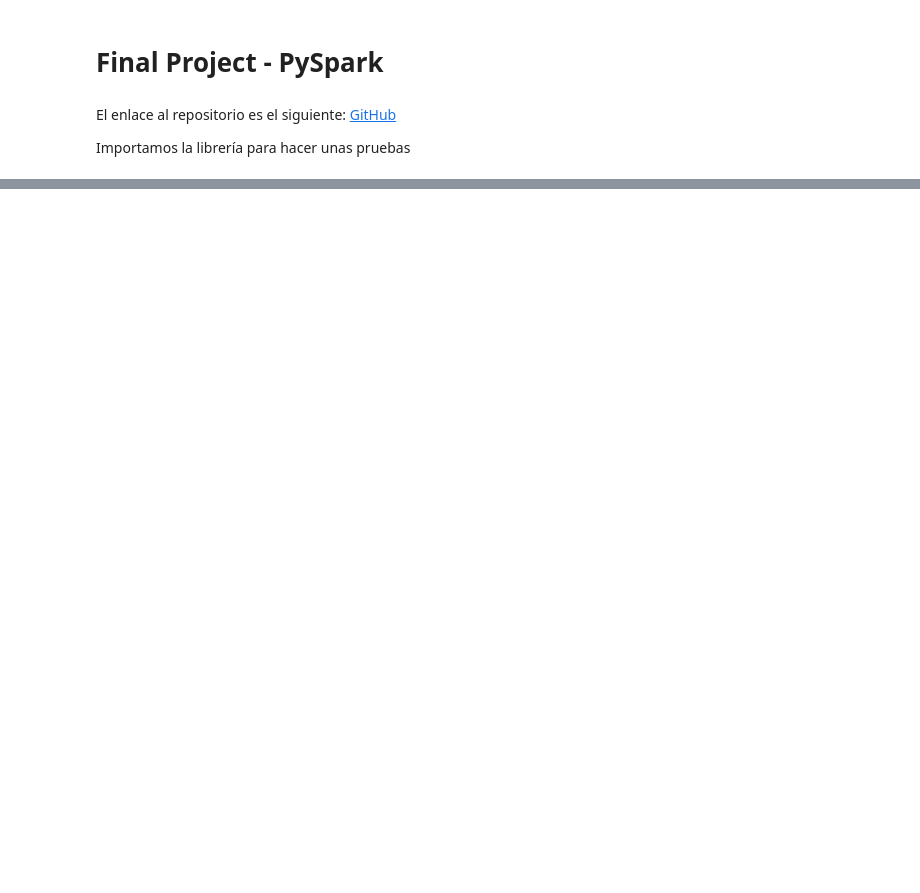
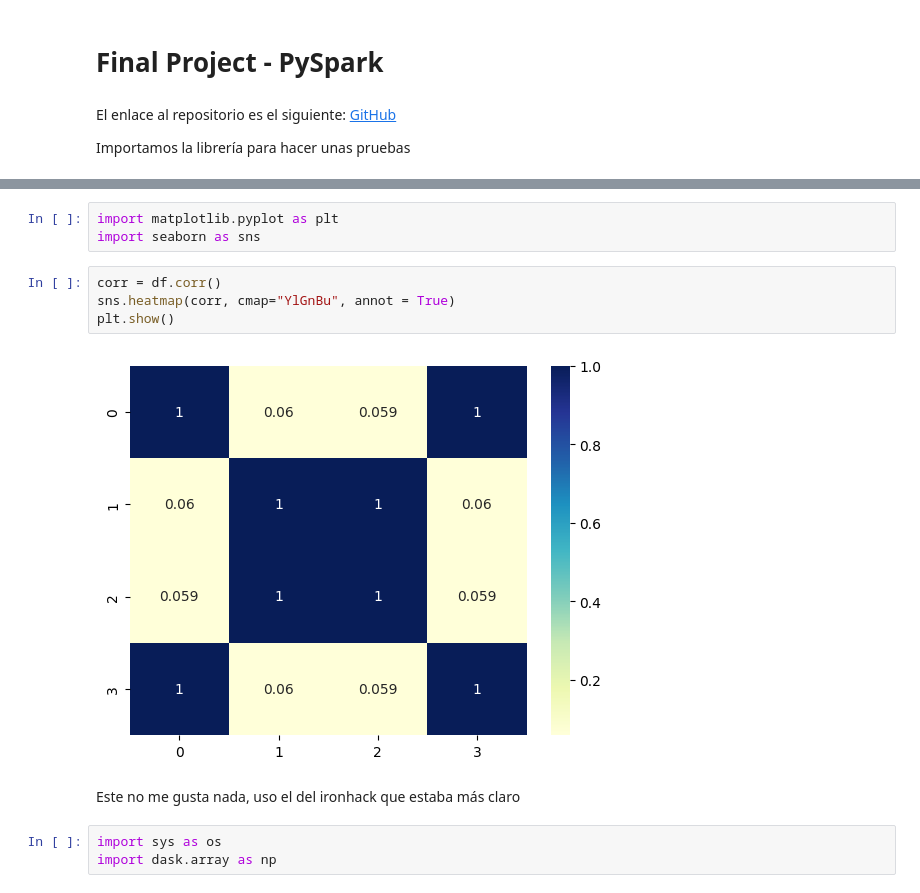
Before and after one commit to MiguelGG03/Final_Poject_PySpark, a Jupyter notebook: empiezo.ipynb, the cells around one changed output, grey strips where cells are left out. Drawn from its saved outputs; the diff is of its cells as text; blank space fills up the shorter version.

```diff
--- a/empiezo.ipynb
+++ b/empiezo.ipynb
@@ -24,0 +41,14 @@ en Jupyter
+# %%
+import matplotlib.pyplot as plt
+import seaborn as sns
+# %%
+corr = df.corr()
+sns.heatmap(corr, cmap="YlGnBu", annot = True)
+plt.show()
+# %% [output]
+[figure, added]
+# %% [markdown]
+Este no me gusta nada, uso el del ironhack que estaba más claro
+# %%
+import sys as os
+import dask.array as np
```
Also changed, not shown: parts of 11 cells of this notebook.
